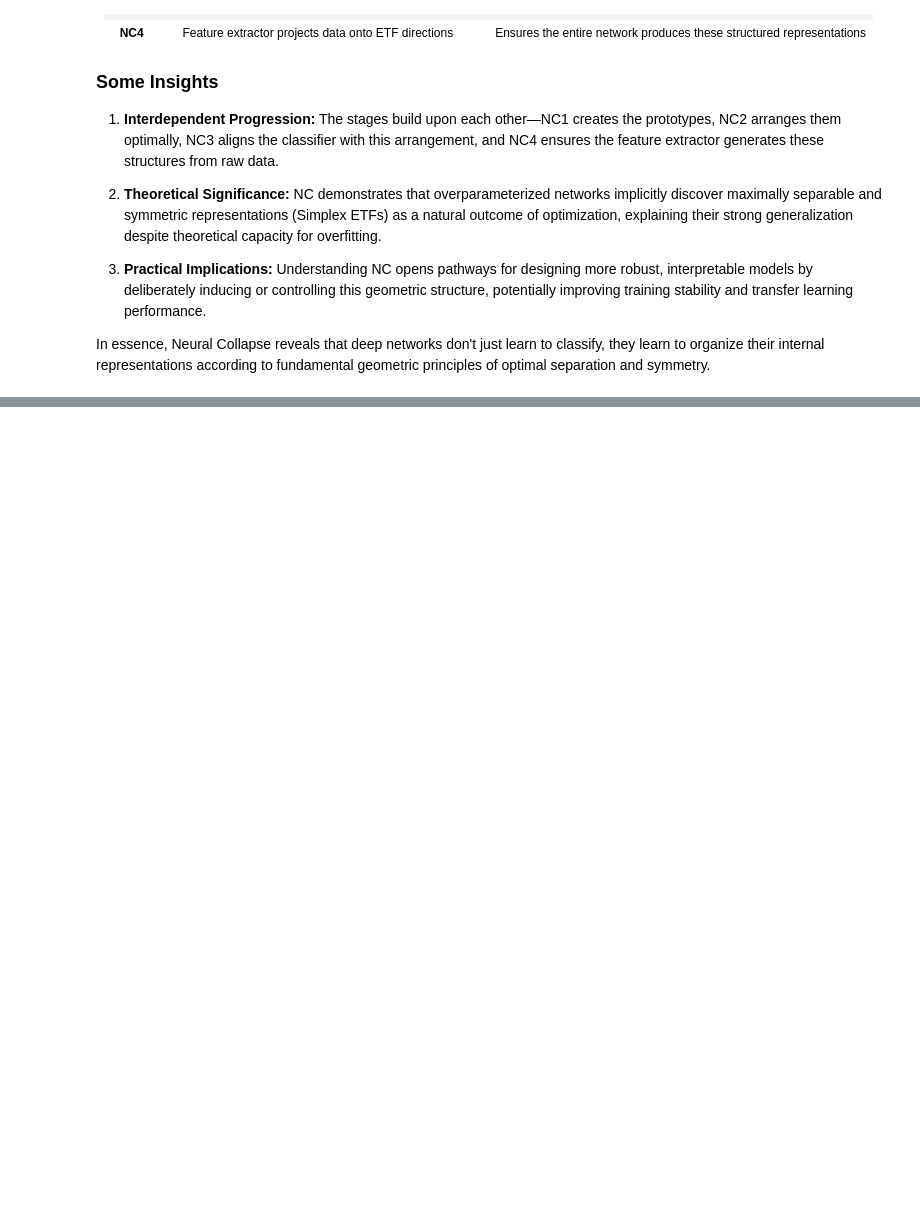
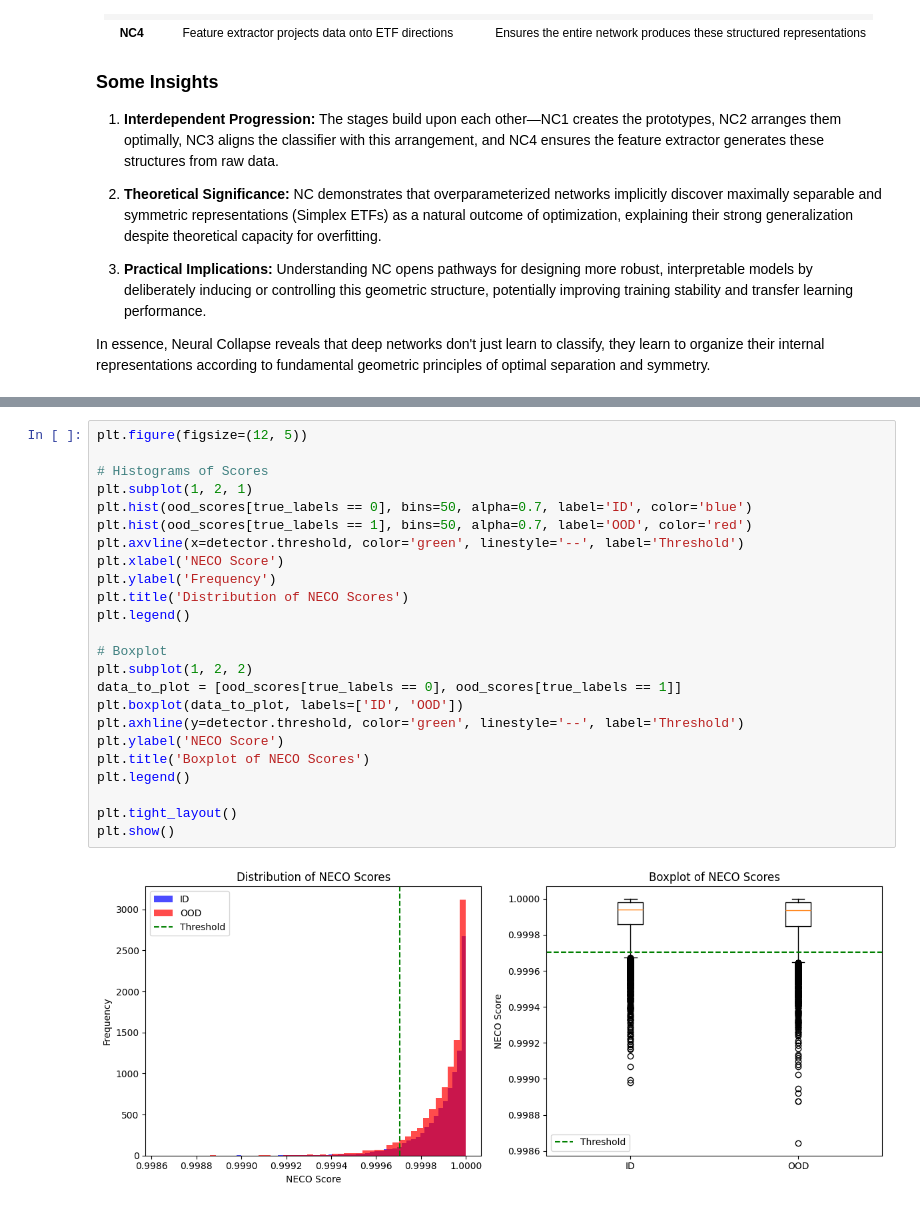
Before and after one commit to leofalabella/deeplearn_compvis, a Jupyter notebook: Practical_Work_Deep_Learning_for_Computer_Vision.ipynb, the cells around one changed output, grey strips where cells are left out. Cells and saved outputs as stored; diff of their text form; blank space fills up the shorter version.

```diff
--- a/Practical_Work_Deep_Learning_for_Computer_Vision.ipynb
+++ b/Practical_Work_Deep_Learning_for_Computer_Vision.ipynb
@@ -973,0 +906,26 @@ In essence, Neural Collapse reveals that deep networks don't just learn to class
+# %%
+plt.figure(figsize=(12, 5))
+
+# Histograms of Scores
+plt.subplot(1, 2, 1)
+plt.hist(ood_scores[true_labels == 0], bins=50, alpha=0.7, label='ID', color='blue')
+plt.hist(ood_scores[true_labels == 1], bins=50, alpha=0.7, label='OOD', color='red')
+plt.axvline(x=detector.threshold, color='green', linestyle='--', label='Threshold')
+plt.xlabel('NECO Score')
+plt.ylabel('Frequency')
+plt.title('Distribution of NECO Scores')
+plt.legend()
+
+# Boxplot
+plt.subplot(1, 2, 2)
+data_to_plot = [ood_scores[true_labels == 0], ood_scores[true_labels == 1]]
+plt.boxplot(data_to_plot, labels=['ID', 'OOD'])
+plt.axhline(y=detector.threshold, color='green', linestyle='--', label='Threshold')
+plt.ylabel('NECO Score')
+plt.title('Boxplot of NECO Scores')
+plt.legend()
+
+plt.tight_layout()
+plt.show()
+# %% [output]
+[figure, added]
```
Also changed, not shown: parts of 17 cells of this notebook.
